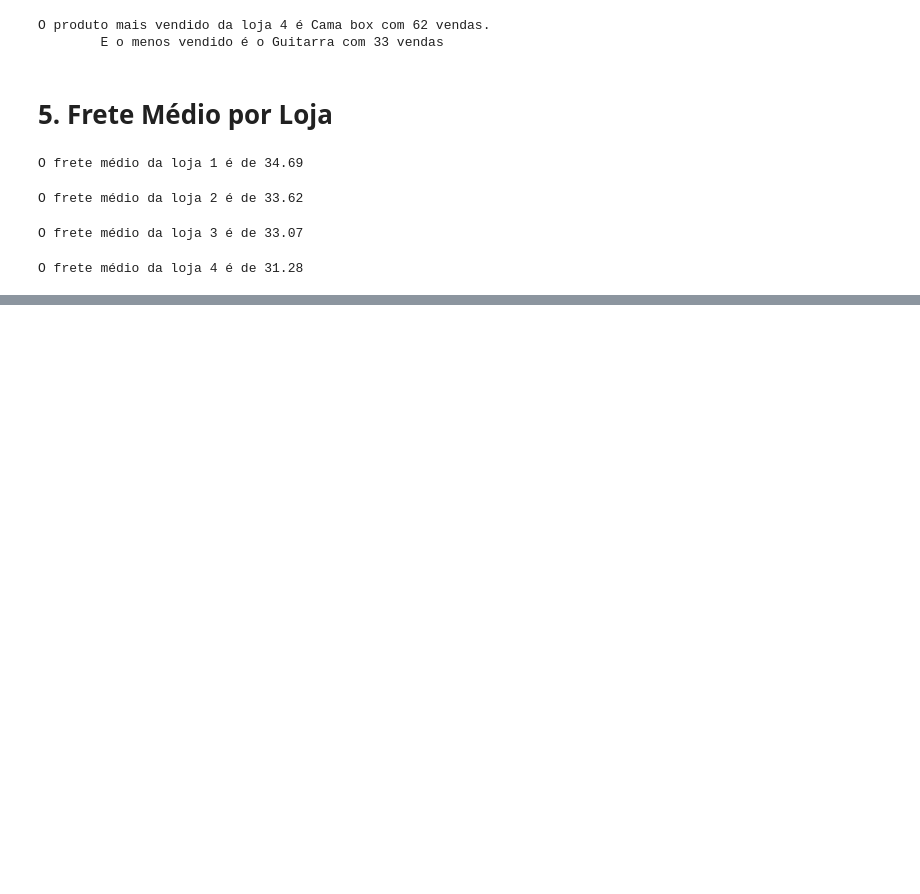
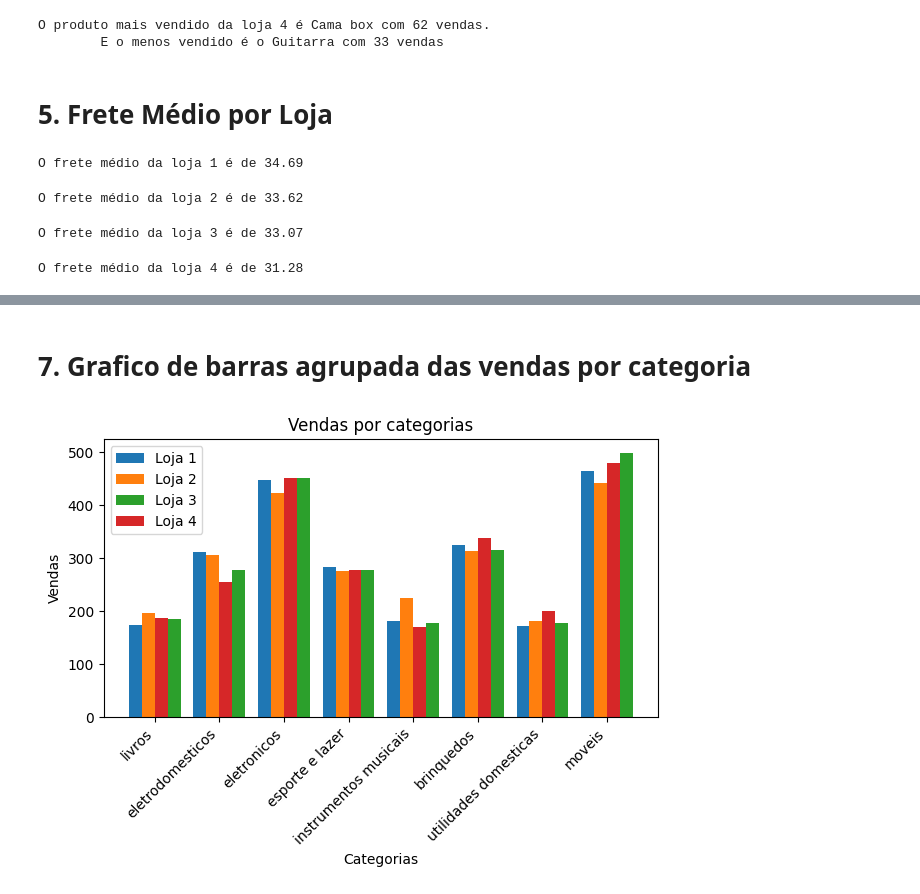
Before and after one commit to FranPomba/challenge1-data-science-main, a Jupyter notebook: AluraStoreBr.ipynb, the cells around one changed output, grey strips where cells are left out. Cells and saved outputs as stored; diff of their text form; code cells hidden in the pictures; blank space fills up the shorter version.

```diff
--- a/AluraStoreBr.ipynb
+++ b/AluraStoreBr.ipynb
@@ -197,0 +228,28 @@ O frete médio da loja 4 é de 31.28
+# %% [markdown]
+# 7. Grafico de barras agrupada das vendas por categoria
+# %%
+import numpy as np
+categorias = list(vendas_categoria_loja_1.keys())
+
+v_loja1 = [vendas_categoria_loja_1[c] for c in categorias]
+v_loja2 = [vendas_categoria_loja_2[c] for c in categorias]
+v_loja3 = [vendas_categoria_loja_3[c] for c in categorias]
+v_loja4 = [vendas_categoria_loja_4[c] for c in categorias]
+
+x = np.arange(len(categorias))
+lg = 0.2
+
+plt.bar(x - 1.5 * lg, v_loja1, width=lg, label="Loja 1")
+plt.bar(x - 0.5 * lg, v_loja2, width=lg, label="Loja 2")
+plt.bar(x + 1.5 * lg, v_loja3, width=lg, label="Loja 3")
+plt.bar(x + 0.5 * lg, v_loja4, width=lg, label="Loja 4")
+
+plt.xticks(x, categorias, rotation=45, ha="right")
+plt.xlabel("Categorias")
+plt.ylabel("Vendas")
+plt.title("Vendas por categorias")
+plt.legend()
+plt.tight_layout()
+plt.show()
+# %% [output]
+[figure, added]
```
Also changed, not shown: parts of 11 cells of this notebook.
